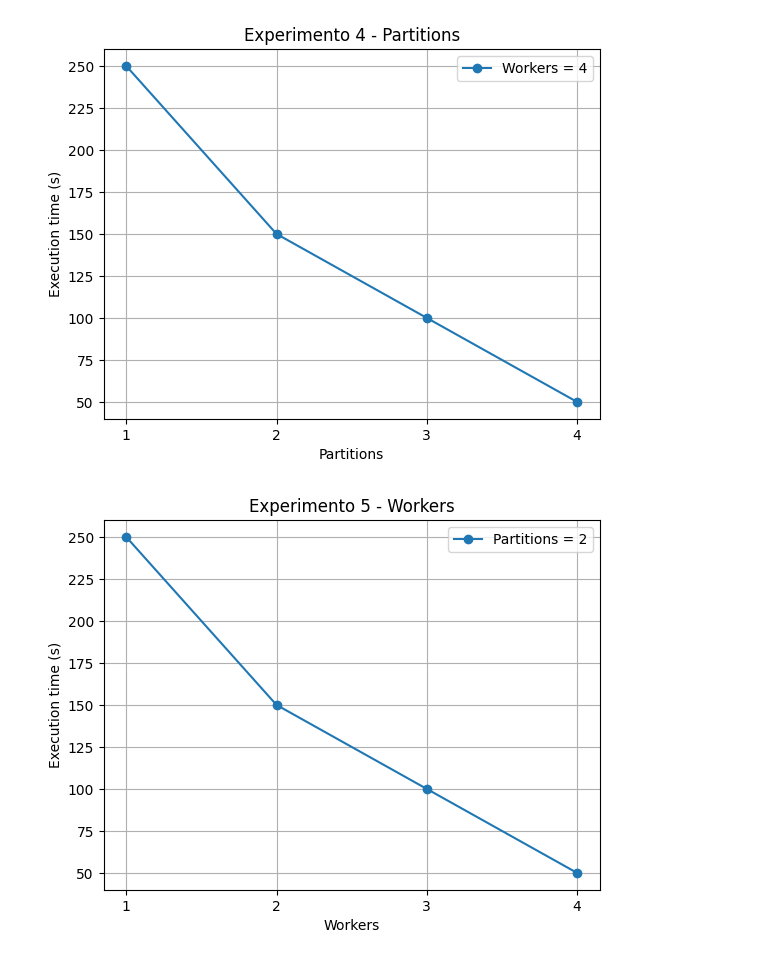
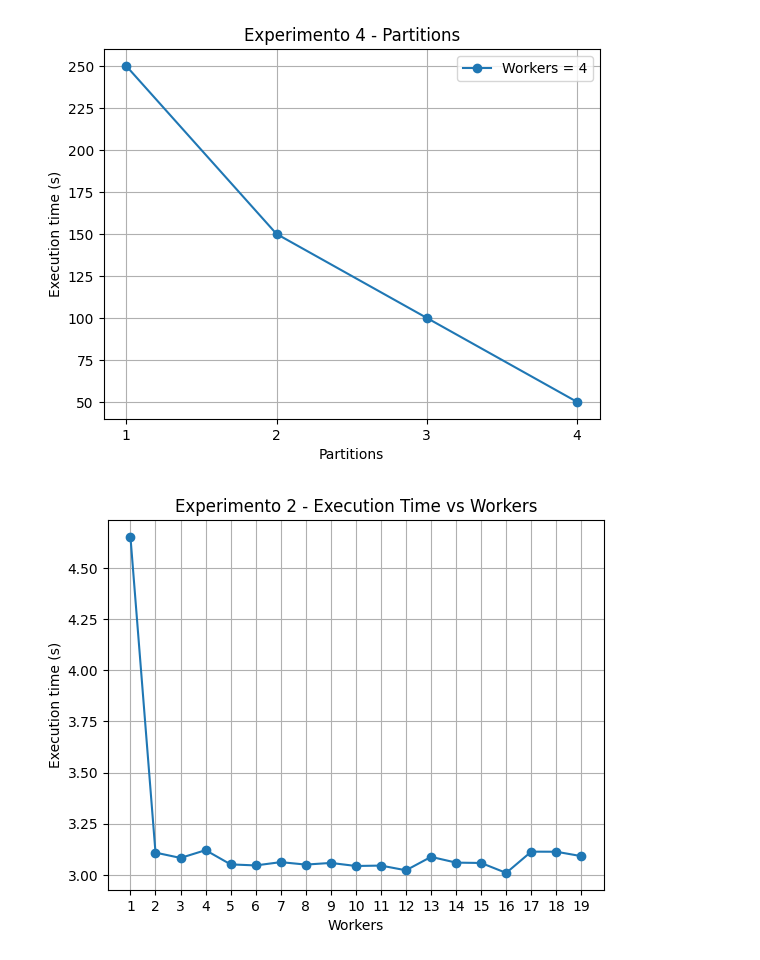
Before and after one commit to Fernandezaginer/MUSSDE_SPAI_P1, a Jupyter notebook: graficos_experimentos.ipynb, the cells around one changed output. Saved outputs shown, nothing was run; the diff lists cells and outputs as text; code cells hidden in the pictures.

Commit message:
Adding experiments 2 and 5

```diff
--- a/graficos_experimentos.ipynb
+++ b/graficos_experimentos.ipynb
@@ -117,19 +146,20 @@ plt.show()
 [figure]
 # %%
 # Experimento 5
-N_WORKERS = 4
+N_WORKERS = 19
 
+execution_time = np.array([]) # Resultados
+for i in range (1,N_WORKERS+1):
+    execution_time = np.append(execution_time, run_training(partitions=2,workers = i)[0])
 n_workers = np.linspace(1, N_WORKERS, num=N_WORKERS)
-execution_time = np.array([250, 150, 100, 50])
 
 
 plt.plot(n_workers, execution_time, '-o')
 plt.xticks(n_workers)
-plt.legend(['Partitions = 2'])
-plt.title('Experimento 5 - Workers')
+plt.title('Experimento 2 - Execution Time vs Workers')
 plt.xlabel('Workers')
 plt.ylabel('Execution time (s)')
 plt.grid(True)
 plt.show()
 # %% [output]
-[figure, old version]
+[figure, new version]
```
Also changed, not shown: parts of 2 cells of this notebook, 1 other file.
